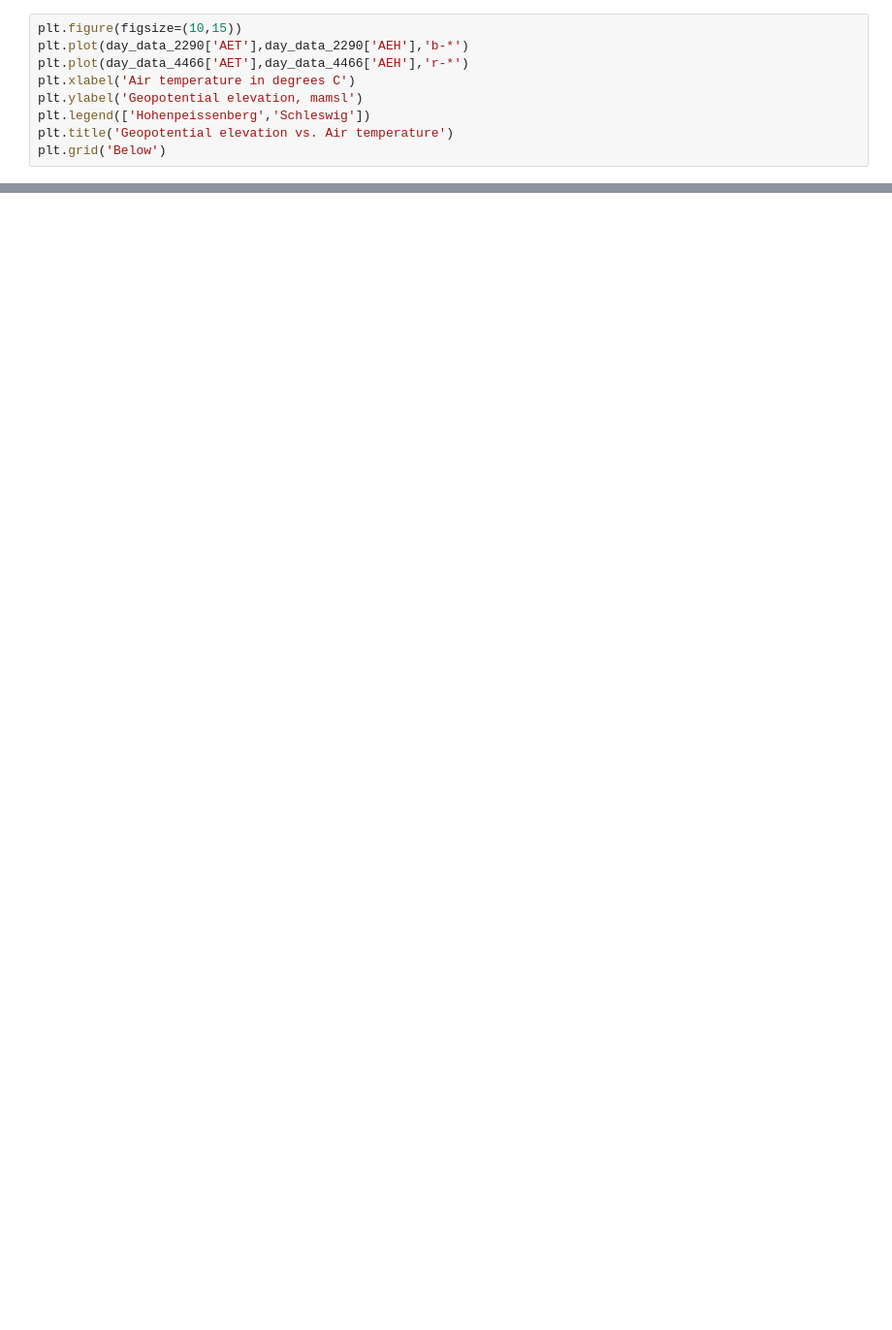
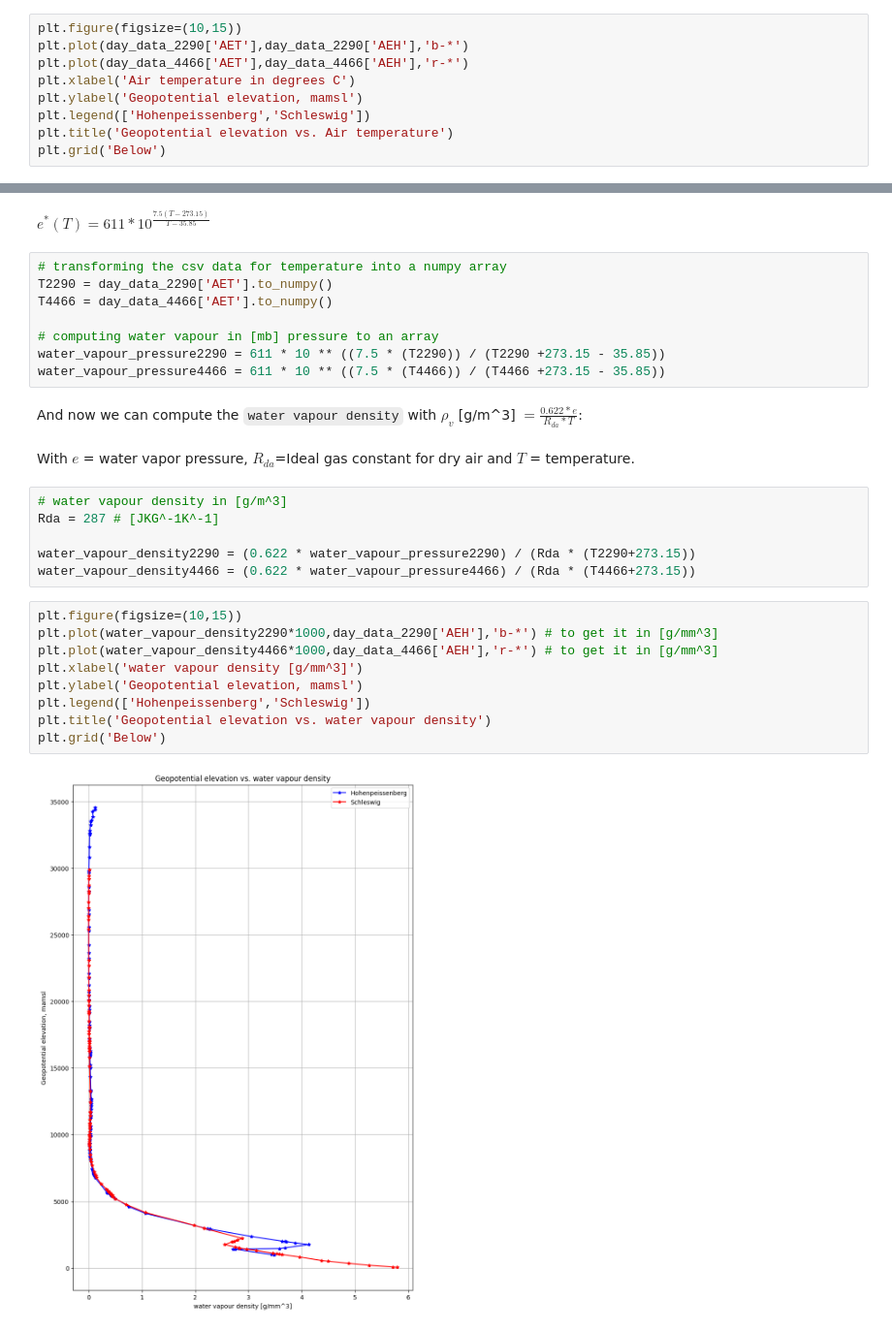
Before and after one commit to raphouphel/hydrology-group-8, a Jupyter notebook: Assignment_2/Untitled-1.ipynb, the cells around one changed output, grey strips where cells are left out. Shown: that part at 97% size. Saved outputs shown, nothing was run; the diff lists cells and outputs as text; blank space fills up the shorter version.

```diff
--- a/Assignment_2/Untitled-1.ipynb
+++ b/Assignment_2/Untitled-1.ipynb
@@ -43,0 +53,33 @@ plt.grid('Below')
+# %% [markdown]
+
+
+$e^*(T)=611*10^{\frac{7.5(T-273.15)}{T-35.85}}$
+# %%
+# transforming the csv data for temperature into a numpy array
+T2290 = day_data_2290['AET'].to_numpy()
+T4466 = day_data_4466['AET'].to_numpy()
+
+# computing water vapour in [mb] pressure to an array
+water_vapour_pressure2290 = 611 * 10 ** ((7.5 * (T2290)) / (T2290 +273.15 - 35.85))
+water_vapour_pressure4466 = 611 * 10 ** ((7.5 * (T4466)) / (T4466 +273.15 - 35.85))
+# %% [markdown]
+And now we can compute the `water vapour density` with $ρ_v$ [g/m^3] $= \frac{0.622 * e}{R_{da}*T}$:
+# %% [markdown]
+With $e$ = water vapor pressure, $R_{da}$=Ideal gas constant for dry air and $T$ = temperature.
+# %%
+# water vapour density in [g/m^3]
+Rda = 287 # [JKG^-1K^-1]
+
+water_vapour_density2290 = (0.622 * water_vapour_pressure2290) / (Rda * (T2290+273.15))
+water_vapour_density4466 = (0.622 * water_vapour_pressure4466) / (Rda * (T4466+273.15))
+# %%
+plt.figure(figsize=(10,15))
+plt.plot(water_vapour_density2290*1000,day_data_2290['AEH'],'b-*') # to get it in [g/mm^3]
+plt.plot(water_vapour_density4466*1000,day_data_4466['AEH'],'r-*') # to get it in [g/mm^3]
+plt.xlabel('water vapour density [g/mm^3]')
+plt.ylabel('Geopotential elevation, mamsl')
+plt.legend(['Hohenpeissenberg','Schleswig'])
+plt.title('Geopotential elevation vs. water vapour density')
+plt.grid('Below')
+# %% [output]
+[figure, added]
```
Also changed, not shown: parts of 13 cells of this notebook.
